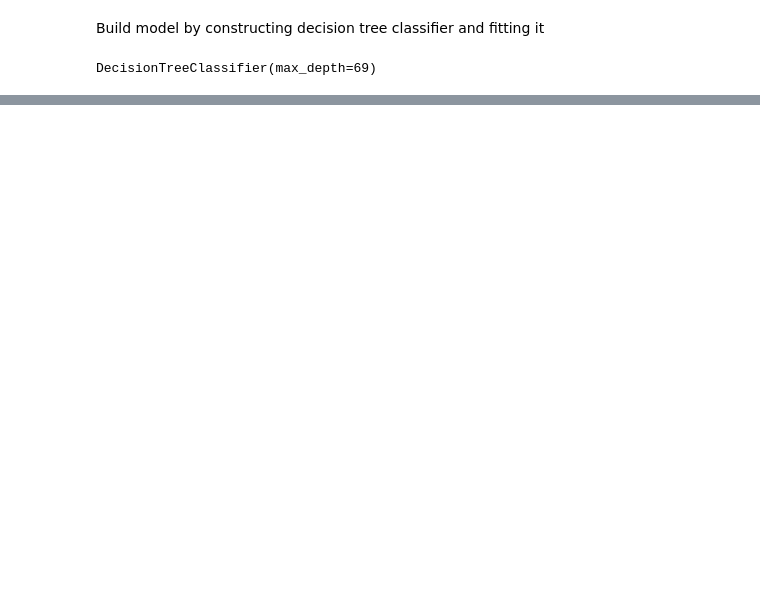
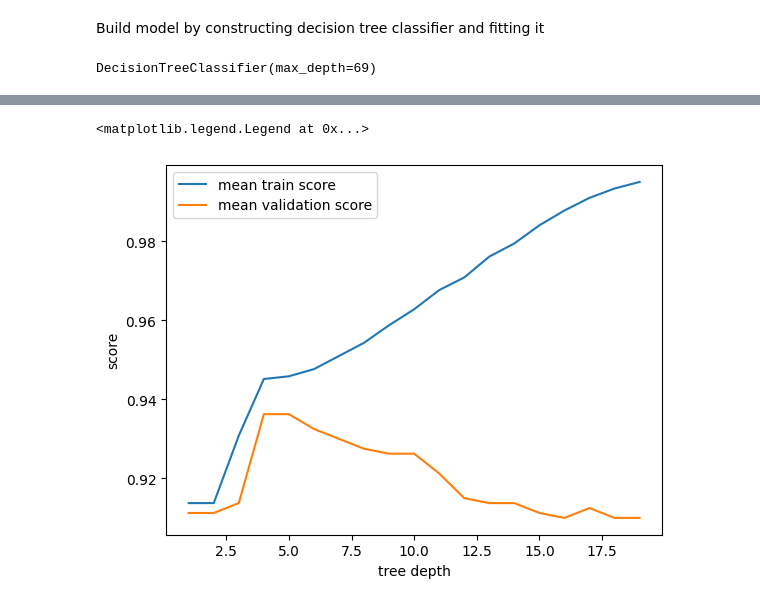
Before and after one commit to stephBRON/MachineLearning, a Jupyter notebook: Tutorials/module3_omar.ipynb, the cells around one changed output, grey strips where cells are left out. Saved outputs shown, nothing was run; the diff lists cells and outputs as text; code cells hidden in the pictures; blank space fills up the shorter version.

```diff
--- a/Tutorials/module3_omar.ipynb
+++ b/Tutorials/module3_omar.ipynb
@@ -171,0 +174,11 @@ Model does perfect on training data, but not as well on testing data. Here we ha
+# %%
+X = cities_df.drop(columns='country')
+y = cities_df['country']
+
+X_train, X_test, y_train, y_test = train_test_split(X, y, test_size=0.2, random_state=42)
+
+from sklearn.model_selection import cross_val_score
+
+model = DecisionTreeClassifier(max_depth=4)
+cv_score = cross_val_score(model, X_train, y_train, cv=5)
+cv_score
@@ -171,0 +197,5 @@ Model does perfect on training data, but not as well on testing data. Here we ha
+# %%
+from sklearn.model_selection import cross_validate
+
+scores = cross_validate(model, X_train, y_train, cv=10, return_train_score=True)
+scores
@@ -171,0 +241,20 @@ Model does perfect on training data, but not as well on testing data. Here we ha
+# %%
+results_dict = {
+    "depth": list(),
+    "mean_train_score": list(),
+    "mean_cv_score": list()
+                }
+
+for depth in range(1, 20):
+
+    model = DecisionTreeClassifier(max_depth=depth)
+
+    scores = cross_validate(model, X_train, y_train, cv=10, return_train_score=True)
+
+    results_dict['depth'].append(depth)
+    results_dict['mean_train_score'].append(scores['train_score'].mean())
+    results_dict['mean_cv_score'].append(scores['test_score'].mean())
+
+
+df_scores = pd.DataFrame(results_dict)
+df_scores
@@ -171,0 +279,9 @@ Model does perfect on training data, but not as well on testing data. Here we ha
+# %%
+plt.plot(df_scores['depth'], df_scores['mean_train_score'], label='mean train score')
+plt.plot(df_scores['depth'], df_scores['mean_cv_score'], label='mean validation score')
+plt.xlabel('tree depth')
+plt.ylabel('score')
+plt.legend()
+# %% [output]
+<matplotlib.legend.Legend at 0x...>
+[figure, added]
```
Also changed, not shown: parts of 22 cells of this notebook.
